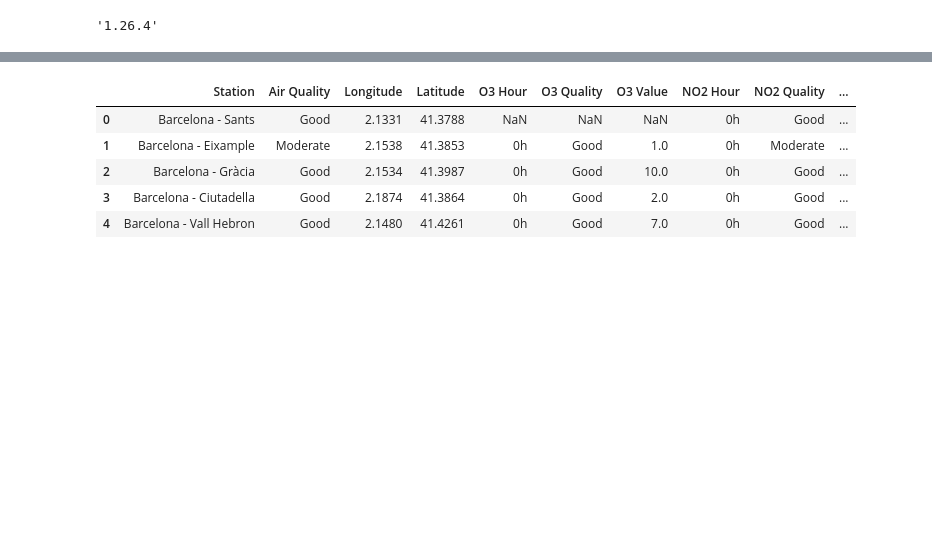
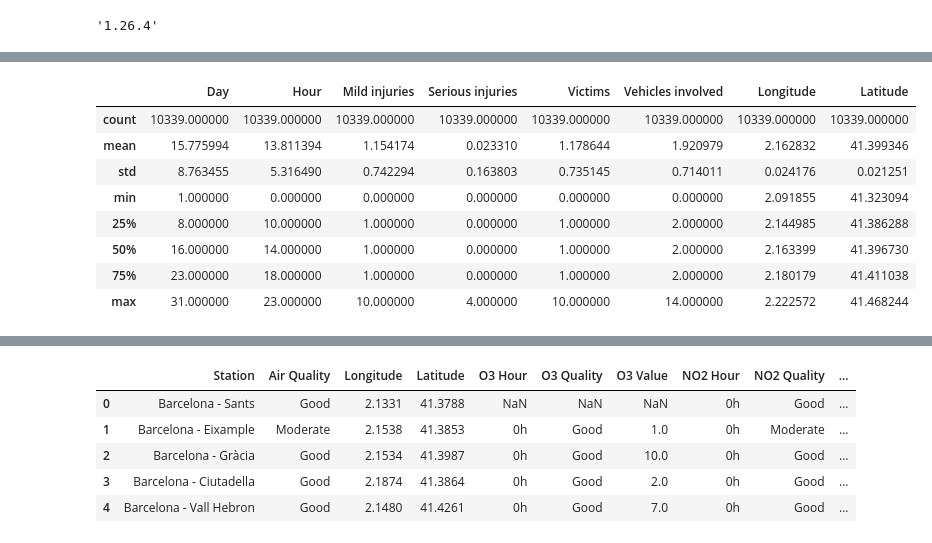
Before and after one commit to n1colasf/Obligatorio-BD, a Jupyter notebook: analisis/parte1a_analisis_datos.ipynb, the cells around one changed output, grey strips where cells are left out. Drawn from its saved outputs; the diff is of its cells as text; code cells hidden in the pictures; blank space fills up the shorter version.

```diff
--- a/analisis/parte1a_analisis_datos.ipynb
+++ b/analisis/parte1a_analisis_datos.ipynb
@@ -43,0 +112,13 @@ df_accidents.head()
+# %%
+# Visualizamos la descripcion del dataset accidents
+df_accidents.describe()
+# %% [output]
+|  | Day | Hour | Mild injuries | Serious injuries | Victims | Vehicles involved | Longitude | Latitude |
+| count | 10339.000000 | 10339.000000 | 10339.000000 | 10339.000000 | 10339.000000 | 10339.000000 | 10339.000000 | 10339.000000 |
+| mean | 15.775994 | 13.811394 | 1.154174 | 0.023310 | 1.178644 | 1.920979 | 2.162832 | 41.399346 |
+| std | 8.763455 | 5.316490 | 0.742294 | 0.163803 | 0.735145 | 0.714011 | 0.024176 | 0.021251 |
+| min | 1.000000 | 0.000000 | 0.000000 | 0.000000 | 0.000000 | 0.000000 | 2.091855 | 41.323094 |
+| 25% | 8.000000 | 10.000000 | 1.000000 | 0.000000 | 1.000000 | 2.000000 | 2.144985 | 41.386288 |
+| 50% | 16.000000 | 14.000000 | 1.000000 | 0.000000 | 1.000000 | 2.000000 | 2.163399 | 41.396730 |
+| 75% | 23.000000 | 18.000000 | 1.000000 | 0.000000 | 1.000000 | 2.000000 | 2.180179 | 41.411038 |
+| max | 31.000000 | 23.000000 | 10.000000 | 4.000000 | 10.000000 | 14.000000 | 2.222572 | 41.468244 |
```
Also changed, not shown: parts of 39 cells of this notebook, 2 other files.
